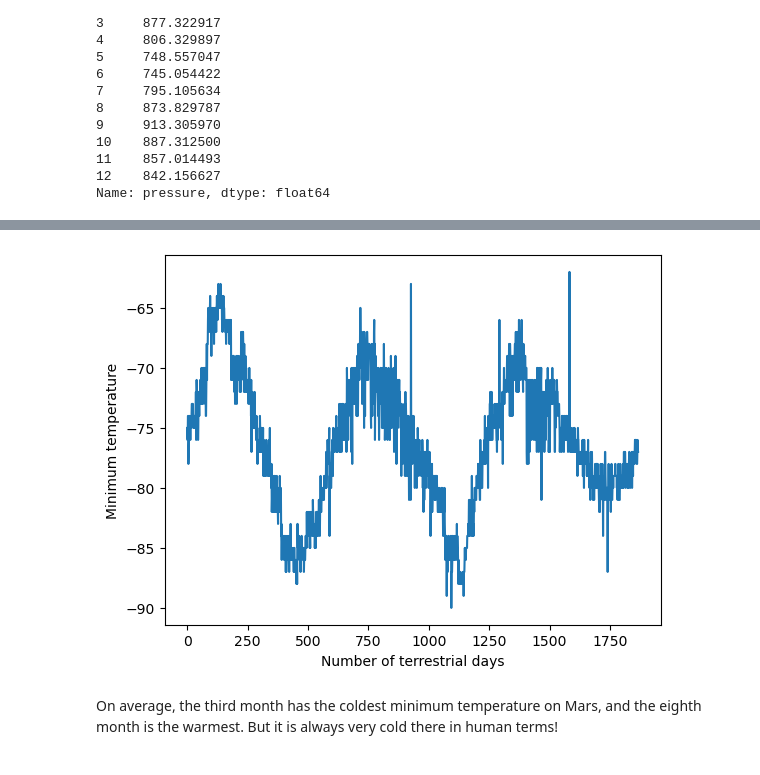
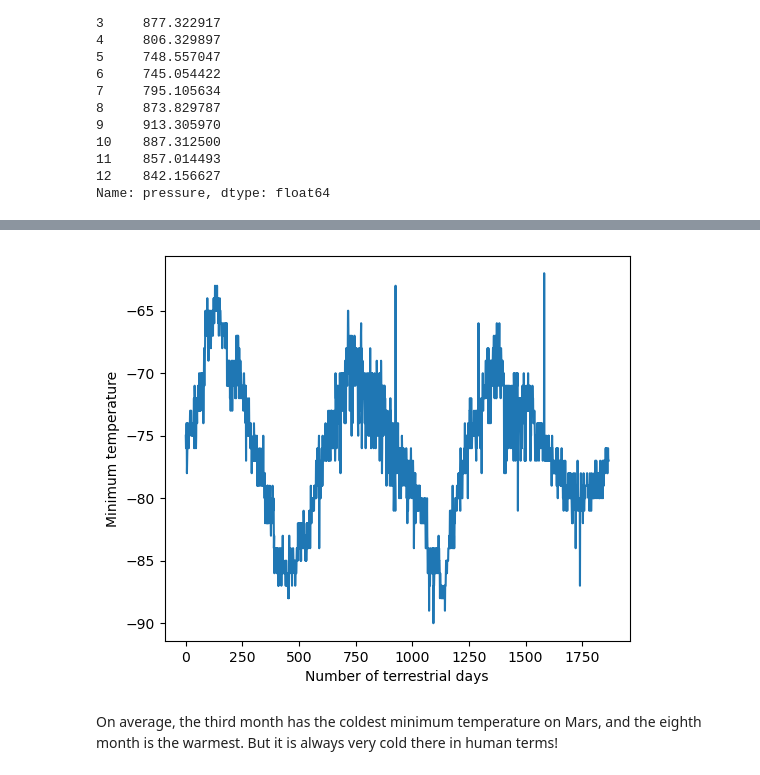
Before and after one commit to patpekala/html_challenge, a Jupyter notebook: Starter_Code4/part_2_mars_weather.ipynb, the cells around one changed output, grey strips where cells are left out. Drawn from its saved outputs; the diff is of its cells as text; code cells hidden in the pictures.

```diff
--- a/Starter_Code4/part_2_mars_weather.ipynb
+++ b/Starter_Code4/part_2_mars_weather.ipynb
@@ -203,7 +223,11 @@ Name: pressure, dtype: float64
 # %%
 # 5. How many terrestrial (earth) days are there in a Martian year?
+min_temp_series = df['min_temp']
+min_temp_series.plot(xlabel='Number of terrestrial days', ylabel='Minimum temperature', figsize=(6, 5))
+
+plt.show()
 # %% [output]
-[figure, old version]
+[figure, new version]
 # %% [markdown]
 On average, the third month has the coldest minimum temperature on Mars, and the eighth month is the warmest. But it is always very cold there in human terms!
 # %% [markdown]
```
Also changed, not shown: parts of 10 cells of this notebook, 1 other file.
